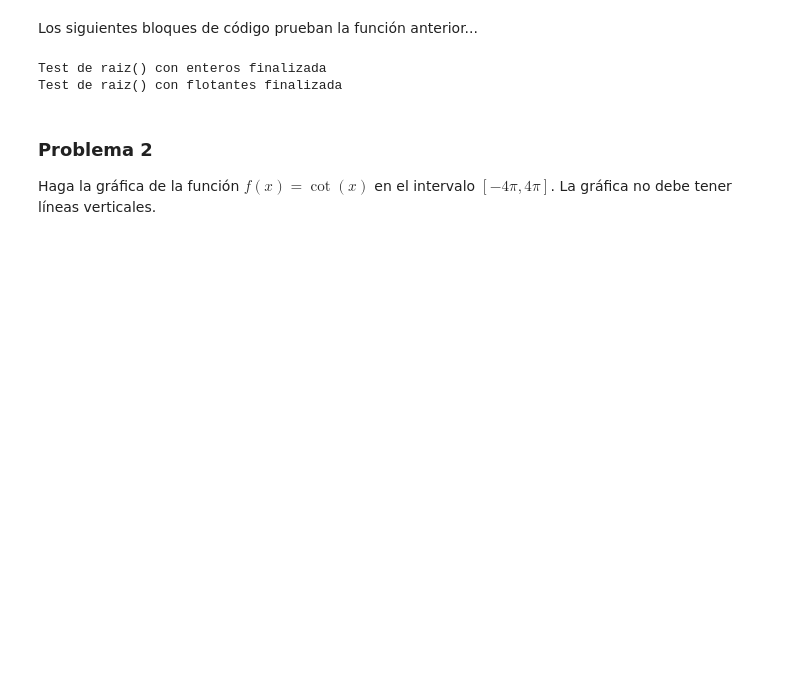
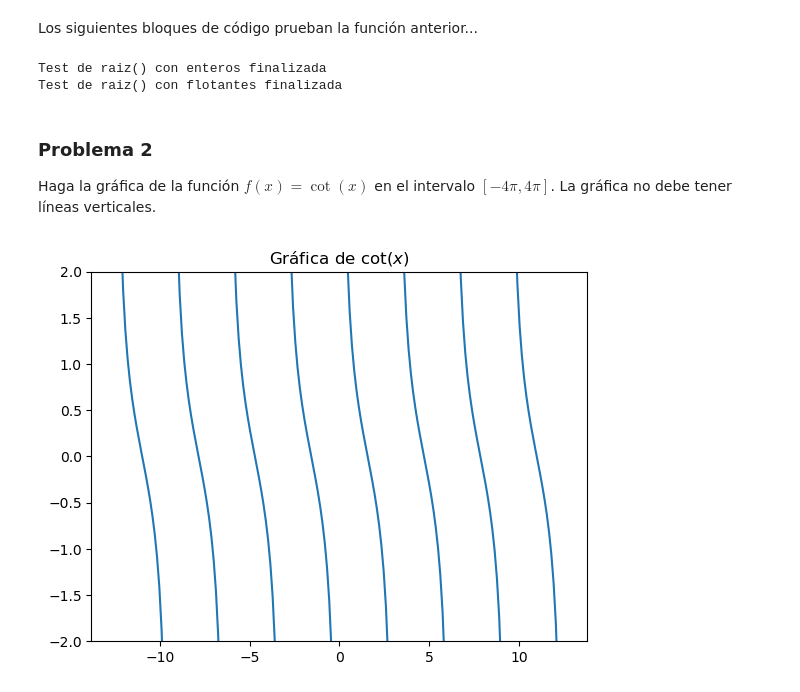
Before and after one commit to tamoaltas/FIS-COMP, a Jupyter notebook: tareas/tarea1.ipynb, the cells around one changed output. Saved outputs shown, nothing was run; the diff lists cells and outputs as text; code cells hidden in the pictures; blank space fills up the shorter version.

```diff
--- a/tareas/tarea1.ipynb
+++ b/tareas/tarea1.ipynb
@@ -215,0 +211,20 @@ y = np.
+# %%
+x = np.linspace(-4*np.pi, 4*np.pi, 200)
+y = np.cos(x)/np.sin(x)
+
+'''
+cot(x) es decreciente en los intervalos continuos.
+Si se encuentra una diferencia positiva entre
+f_{n} y f_{n-1}, es porque se cruzó una discontinuidad.
+'''
+for i in range(1,len(y)):
+    diff = y[i] - y[i-1]
+    if diff > 0:
+        y[i-1] = np.nan
+
+plt.title(r'Gráfica de ${\rm cot}(x)$')
+plt.plot(x,y)
+plt.ylim(-2,2)
+plt.show()
+# %% [output]
+[figure, added]
```
Also changed, not shown: parts of 15 cells of this notebook, 1 other file.
